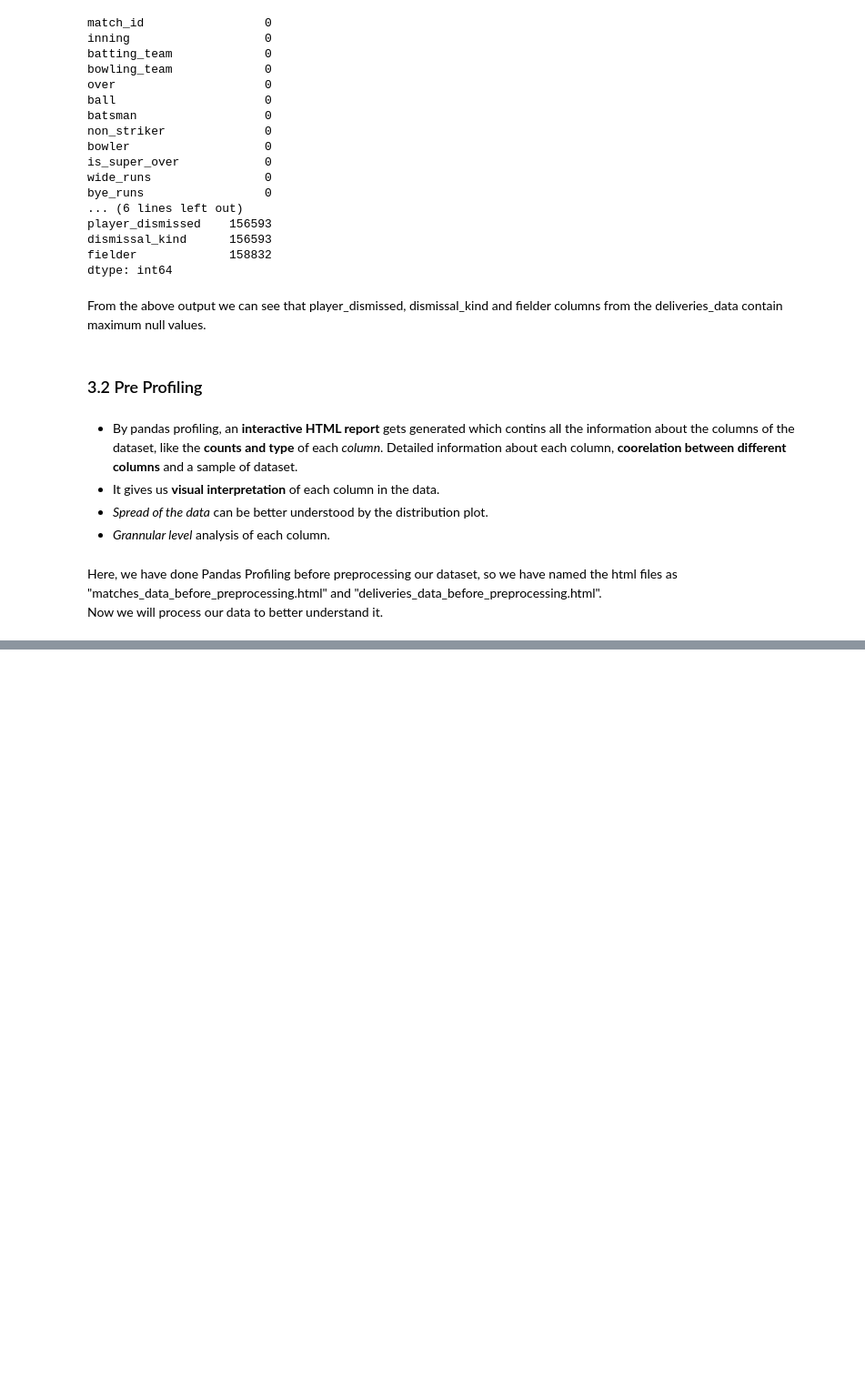
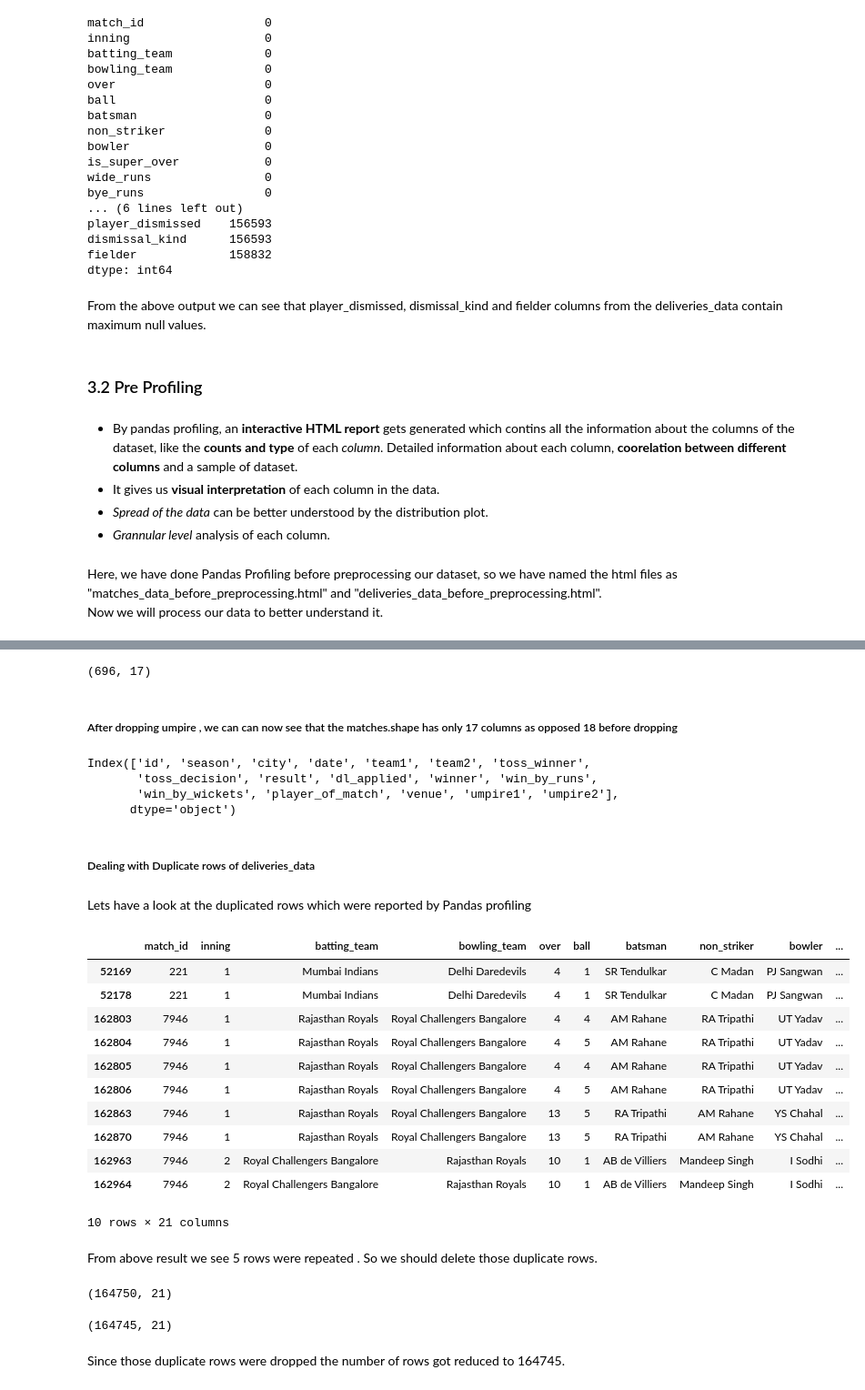
Before and after one commit to idhariharan/Hari-Iyer-INSAID-GCDAI-, a Jupyter notebook: hariiyermarch2k19cohortterm1projectipl.ipynb, the cells around one changed output, grey strips where cells are left out. Shown at 91% size. Saved outputs shown, nothing was run; the diff lists cells and outputs as text; code cells hidden in the pictures; blank space fills up the shorter version.

```diff
--- a/hariiyermarch2k19cohortterm1projectipl.ipynb
+++ b/hariiyermarch2k19cohortterm1projectipl.ipynb
@@ -346,0 +502,38 @@ Here, we have done Pandas Profiling before preprocessing our dataset, so we have
+# %%
+matches_data.shape
+# %% [output]
+(696, 17)
+# %% [markdown]
+##### After dropping umpire , we can can now see that the matches.shape has only 17 columns as opposed 18 before dropping
+# %%
+matches_data.columns
+# %% [output]
+Index(['id', 'season', 'city', 'date', 'team1', 'team2', 'toss_winner',
+       'toss_decision', 'result', 'dl_applied', 'winner', 'win_by_runs',
+       'win_by_wickets', 'player_of_match', 'venue', 'umpire1', 'umpire2'],
+      dtype='object')
+# %% [markdown]
+##### Dealing with Duplicate rows of deliveries_data
+# %% [markdown]
+Lets have a look at the duplicated rows which were reported by Pandas profiling
+# %%
+deliveries_data.loc[deliveries_data.duplicated(keep=False),:]
+# %% [output]
+|  | match_id | inning | batting_team | bowling_team | over | ball | batsman | non_striker | bowler | ... |
+| 52169 | 221 | 1 | Mumbai Indians | Delhi Daredevils | 4 | 1 | SR Tendulkar | C Madan | PJ Sangwan | ... |
+| 52178 | 221 | 1 | Mumbai Indians | Delhi Daredevils | 4 | 1 | SR Tendulkar | C Madan | PJ Sangwan | ... |
+| 162803 | 7946 | 1 | Rajasthan Royals | Royal Challengers Bangalore | 4 | 4 | AM Rahane | RA Tripathi | UT Yadav | ... |
+| 162804 | 7946 | 1 | Rajasthan Royals | Royal Challengers Bangalore | 4 | 5 | AM Rahane | RA Tripathi | UT Yadav | ... |
+| 162805 | 7946 | 1 | Rajasthan Royals | Royal Challengers Bangalore | 4 | 4 | AM Rahane | RA Tripathi | UT Yadav | ... |
+| 162806 | 7946 | 1 | Rajasthan Royals | Royal Challengers Bangalore | 4 | 5 | AM Rahane | RA Tripathi | UT Yadav | ... |
+| 162863 | 7946 | 1 | Rajasthan Royals | Royal Challengers Bangalore | 13 | 5 | RA Tripathi | AM Rahane | YS Chahal | ... |
+| 162870 | 7946 | 1 | Rajasthan Royals | Royal Challengers Bangalore | 13 | 5 | RA Tripathi | AM Rahane | YS Chahal | ... |
+| 162963 | 7946 | 2 | Royal Challengers Bangalore | Rajasthan Royals | 10 | 1 | AB de Villiers | Mandeep Singh | I Sodhi | ... |
+| 162964 | 7946 | 2 | Royal Challengers Bangalore | Rajasthan Royals | 10 | 1 | AB de Villiers | Mandeep Singh | I Sodhi | ... |
+10 rows × 21 columns
+# %% [markdown]
+From above result we see 5 rows were repeated . So we should delete those duplicate rows.
+# %%
+deliveries_data.shape
+# %% [output]
+(164750, 21)
@@ -346,0 +542,6 @@ Here, we have done Pandas Profiling before preprocessing our dataset, so we have
+# %%
+deliveries_data.shape
+# %% [output]
+(164745, 21)
+# %% [markdown]
+Since those duplicate rows were dropped the number of rows got reduced to 164745.
```
Also changed, not shown: parts of 17 cells of this notebook, 4 other files.
